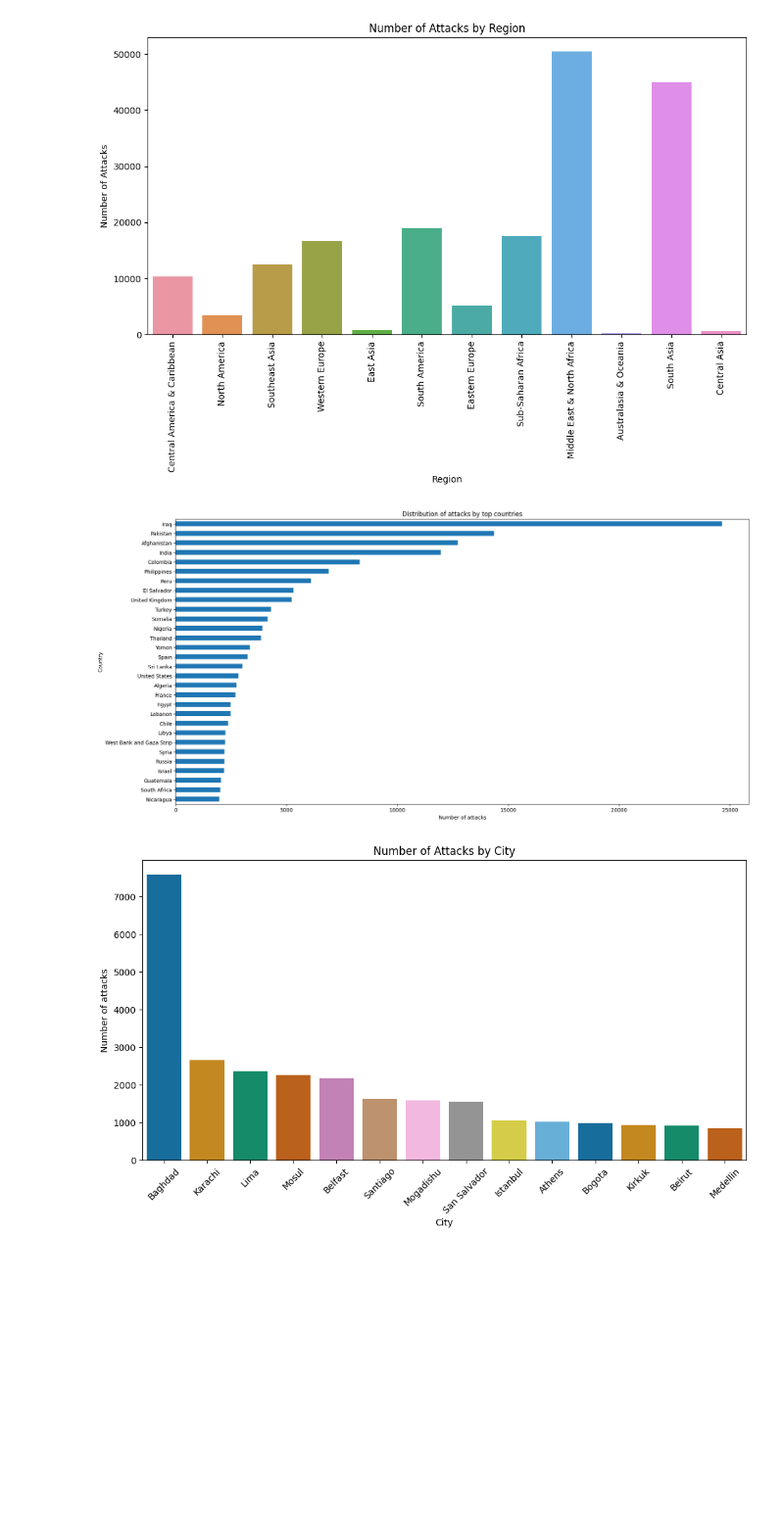
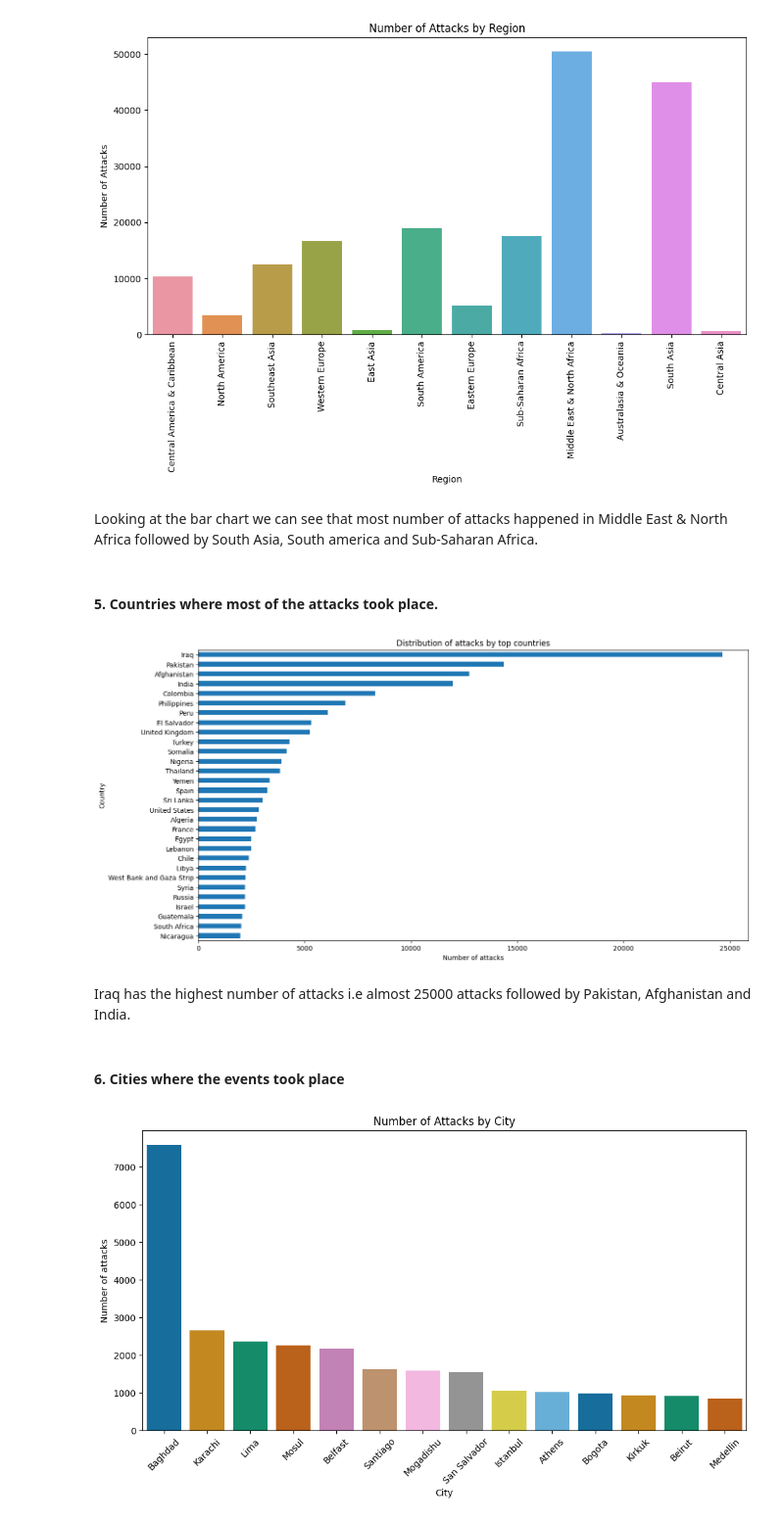
Before and after one commit to hitcaff/GLOBAL-TERRORISM-ANALYSIS, a Jupyter notebook: Hitesh_Srivastava__Global_Terrorism_Analysis_Capstone_Project.ipynb, the cells around one changed output. Shown at 98% size. Saved outputs shown, nothing was run; the diff lists cells and outputs as text; code cells hidden in the pictures; blank space fills up the shorter version.

```diff
--- a/Hitesh_Srivastava__Global_Terrorism_Analysis_Capstone_Project.ipynb
+++ b/Hitesh_Srivastava__Global_Terrorism_Analysis_Capstone_Project.ipynb
@@ -421,16 +549,24 @@ plt.ylabel('Number of Attacks')
 plt.show()
 # %% [output]
 [figure]
+# %% [markdown]
+Looking at the bar chart we can see that most number of attacks happened in Middle East & North Africa followed by South Asia, South america and Sub-Saharan Africa.
+# %% [markdown]
+#### **5. Countries where most of the attacks took place.**
 # %%
 # Number of attacks by country(only a few)
 attacks_by_country = df_wo_null['Country'].value_counts().head(30).sort_values(ascending=True)
-attacks_by_country.plot(kind='barh', figsize=(20,10))
+attacks_by_country.plot(kind='barh', figsize=(15, 8))
 plt.title('Distribution of attacks by top countries')
 plt.xlabel('Number of attacks')
 plt.ylabel('Country')
 plt.show()
 # %% [output]
-[figure, old version]
+[figure, new version]
+# %% [markdown]
+Iraq has the highest number of attacks i.e almost 25000 attacks followed by Pakistan, Afghanistan and India.
+# %% [markdown]
+#### **6. Cities where the events took place**
 # %%
 # Number of attacks by cities
 
```
Also changed, not shown: parts of 57 cells of this notebook.
